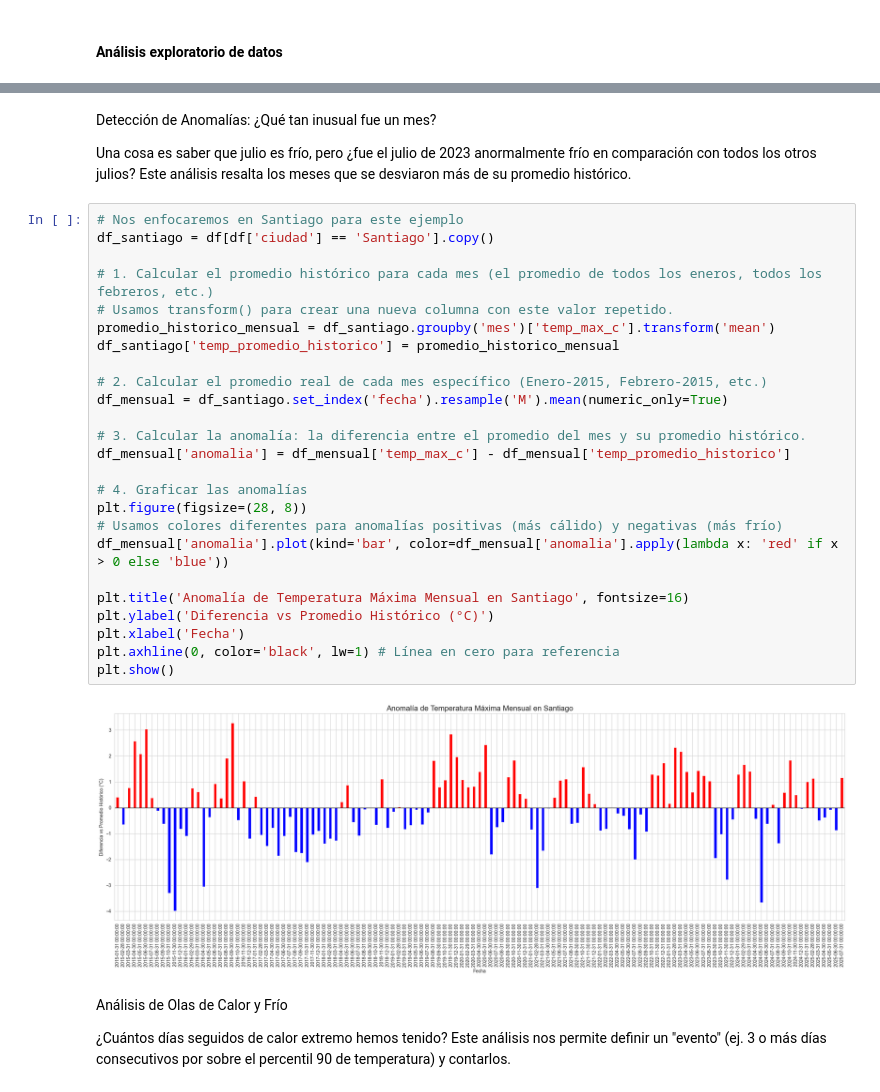
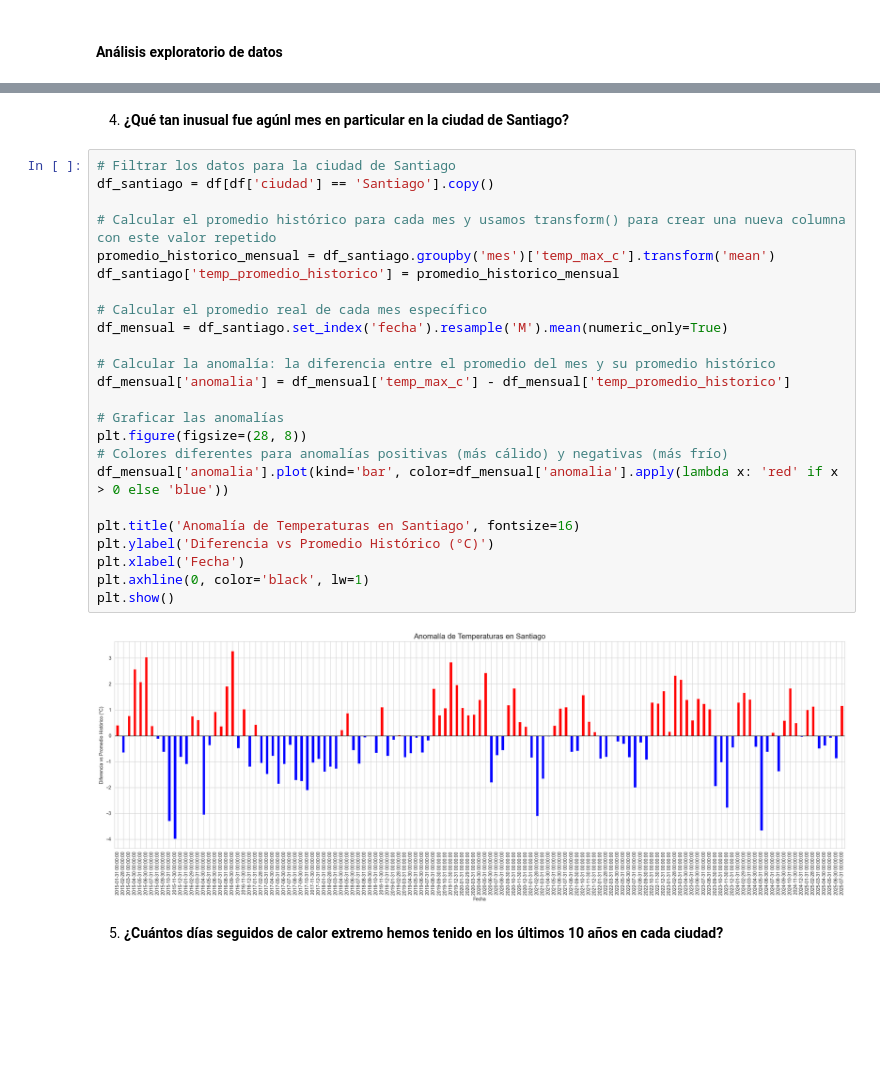
Before and after one commit to Ricardouchub/Proyecto-clima-Chile-API-dashboard, a Jupyter notebook: Notebook.ipynb, the cells around one changed output, grey strips where cells are left out. Cells and saved outputs as stored; diff of their text form; blank space fills up the shorter version.

```diff
--- a/Notebook.ipynb
+++ b/Notebook.ipynb
@@ -227,40 +263,33 @@ plt.show()
 # %% [output]
 [figure]
 # %% [markdown]
-Detección de Anomalías: ¿Qué tan inusual fue un mes?
-
-
-Una cosa es saber que julio es frío, pero ¿fue el julio de 2023 anormalmente frío en comparación con todos los otros julios? Este análisis resalta los meses que se desviaron más de su promedio histórico.
+4. **¿Qué tan inusual fue agúnl mes en particular en la ciudad de Santiago?**
 # %%
-# Nos enfocaremos en Santiago para este ejemplo
+# Filtrar los datos para la ciudad de Santiago
 df_santiago = df[df['ciudad'] == 'Santiago'].copy()
 
-# 1. Calcular el promedio histórico para cada mes (el promedio de todos los eneros, todos los febreros, etc.)
-# Usamos transform() para crear una nueva columna con este valor repetido.
+# Calcular el promedio histórico para cada mes y usamos transform() para crear una nueva columna con este valor repetido
 promedio_historico_mensual = df_santiago.groupby('mes')['temp_max_c'].transform('mean')
 df_santiago['temp_promedio_historico'] = promedio_historico_mensual
 
-# 2. Calcular el promedio real de cada mes específico (Enero-2015, Febrero-2015, etc.)
+# Calcular el promedio real de cada mes específico
 df_mensual = df_santiago.set_index('fecha').resample('M').mean(numeric_only=True)
 
-# 3. Calcular la anomalía: la diferencia entre el promedio del mes y su promedio histórico.
+# Calcular la anomalía: la diferencia entre el promedio del mes y su promedio histórico
 df_mensual['anomalia'] = df_mensual['temp_max_c'] - df_mensual['temp_promedio_historico']
 
-# 4. Graficar las anomalías
+# Graficar las anomalías
 plt.figure(figsize=(28, 8))
-# Usamos colores diferentes para anomalías positivas (más cálido) y negativas (más frío)
+# Colores diferentes para anomalías positivas (más cálido) y negativas (más frío)
 df_mensual['anomalia'].plot(kind='bar', color=df_mensual['anomalia'].apply(lambda x: 'red' if x > 0 else 'blue'))
 
-plt.title('Anomalía de Temperatura Máxima Mensual en Santiago', fontsize=16)
+plt.title('Anomalía de Temperaturas en Santiago', fontsize=16)
 plt.ylabel('Diferencia vs Promedio Histórico (°C)')
 plt.xlabel('Fecha')
-plt.axhline(0, color='black', lw=1) # Línea en cero para referencia
+plt.axhline(0, color='black', lw=1)
 plt.show()
 # %% [output]
-[figure, old version]
+[figure, new version]
 # %% [markdown]
-Análisis de Olas de Calor y Frío
-
-
-¿Cuántos días seguidos de calor extremo hemos tenido? Este análisis nos permite definir un "evento" (ej. 3 o más días consecutivos por sobre el percentil 90 de temperatura) y contarlos.
+5. **¿Cuántos días seguidos de calor extremo hemos tenido en los últimos 10 años en cada ciudad?**
 # %%
```
Also changed, not shown: parts of 18 cells of this notebook.
